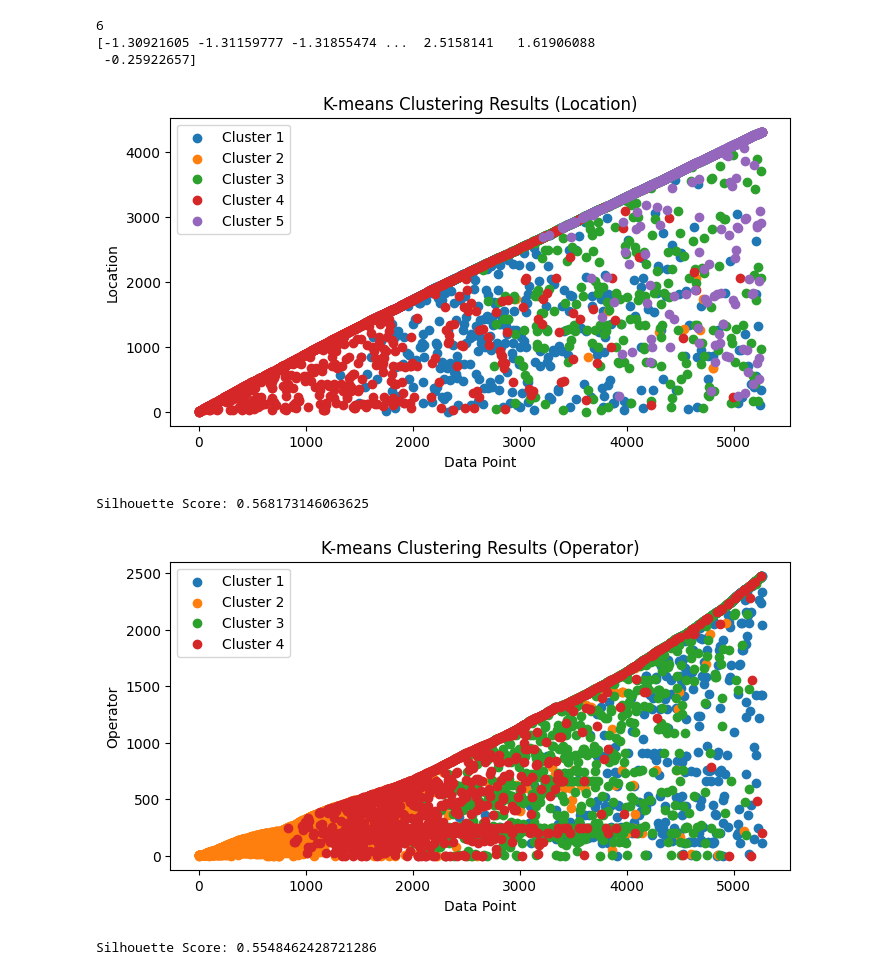
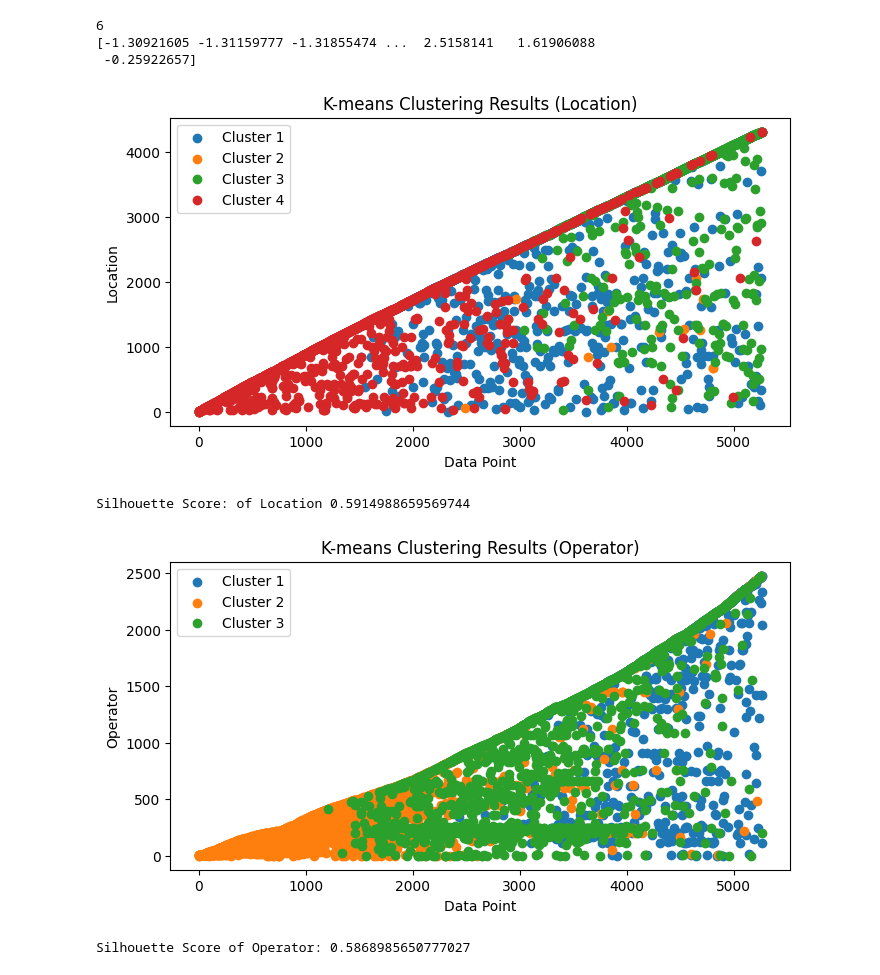
Before and after one commit to bhavyanarnoli/MachineLearning-CSE543, a Jupyter notebook: Assignment2/Unsupervised.ipynb, the cells around one changed output. Saved outputs shown, nothing was run; the diff lists cells and outputs as text; code cells hidden in the pictures.

```diff
--- a/Assignment2/Unsupervised.ipynb
+++ b/Assignment2/Unsupervised.ipynb
@@ -873,7 +780,7 @@ import matplotlib.pyplot as plt
 # Operator
 Location_data = projected_data[:, Location_column_index]
 
-K = 5
+K = 4
 
 # Maximum number of iterations
 max_iterations = 100
@@ -916,14 +823,14 @@ plt.title('K-means Clustering Results (Location)')
 plt.legend()
 plt.show()
 # %% [output]
-[figure, old version]
+[figure, new version]
 # %%
 
 silhouette_score = calculate_silhouette_score(Location_data, cluster_assignments, centroids)
 
-print("Silhouette Score:", silhouette_score)
+print("Silhouette Score: of Location", silhouette_score)
 # %% [output]
-Silhouette Score: 0.568173146063625
+Silhouette Score: of Location 0.5914988659569744
 # %%
 import numpy as np
 import pandas as pd
@@ -936,10 +843,9 @@ import matplotlib.pyplot as plt
 # Operator
 Operator_data = projected_data[:, Operator_column_index]
 
-K = 4
-
+K = 3
 # Maximum number of iterations
-max_iterations = 100
+max_iterations = 1000
 
 # Initialize centroids randomly
 np.random.seed(0)
@@ -952,37 +858,37 @@ cluster_assignments = np.zeros(len(Operator_data))
 for iteration in range(max_iterations):
     # Calculate distances to centroids
     distances = np.abs(Operator_data[:, np.newaxis] - centroids)
 
     # Assign each data point to the nearest centroid
     cluster_assignments = np.argmin(distances, axis=1)
 
     # Update centroids as the mean of data points in each cluster
     for k in range(K):
         cluster_data = Operator_data[cluster_assignments == k]
         if len(cluster_data) > 0:
             centroids[k] = np.mean(cluster_data)
 
 # Add cluster assignments to the original DataFrame
 data['Cluster_Operator'] = cluster_assignments
 
 # Create a smaller figure
 plt.figure(figsize=(8, 4))
 
 # Plot the results for the sampled data
 for k in range(K):
     cluster_data = data[data['Cluster_Operator'] == k]
     plt.scatter(cluster_data.index, cluster_data['Operator'], label=f'Cluster {k + 1}')
 
 plt.xlabel('Data Point')
 plt.ylabel('Operator')
 plt.title('K-means Clustering Results (Operator)')
 plt.legend()
 plt.show()
 # %% [output]
-[figure, old version]
+[figure, new version]
 # %%
 silhouette_score = calculate_silhouette_score(Operator_data, cluster_assignments, centroids)
 
-print("Silhouette Score:", silhouette_score)
+print("Silhouette Score of Operator:", silhouette_score)
 # %% [output]
-Silhouette Score: 0.5548462428721286
+Silhouette Score of Operator: 0.5868985650777027
```
Also changed, not shown: parts of 13 cells of this notebook.
